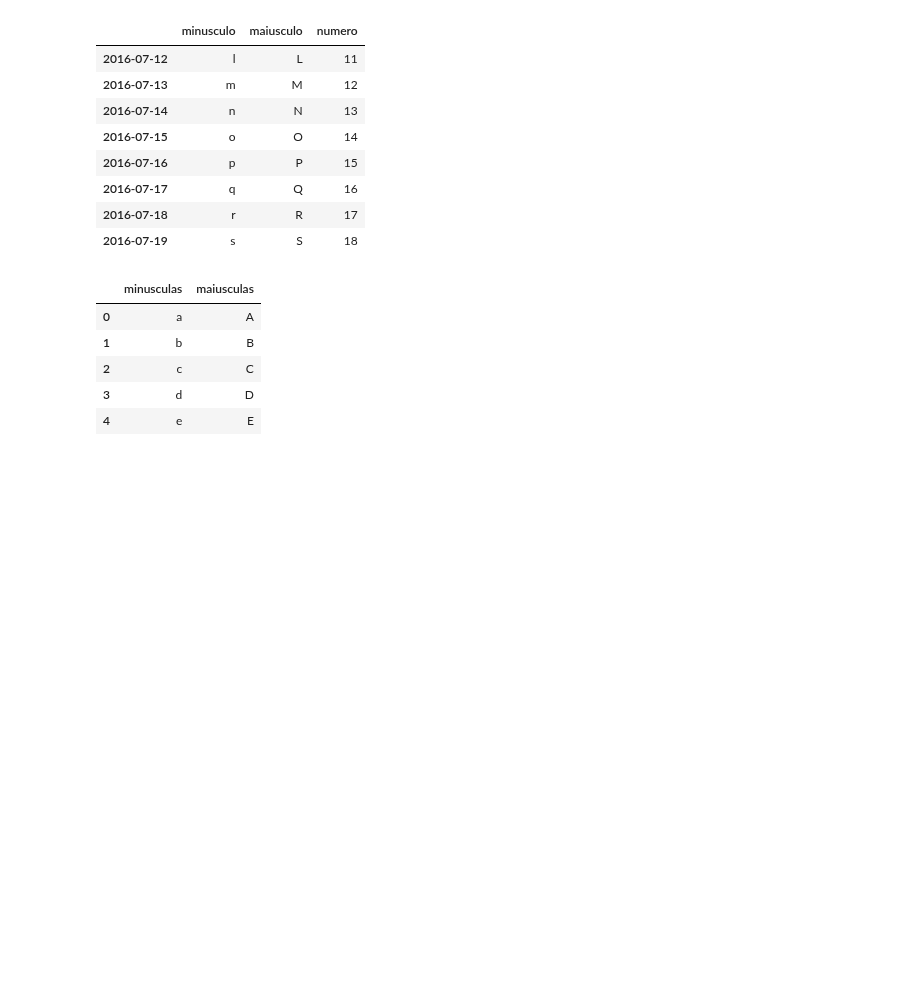
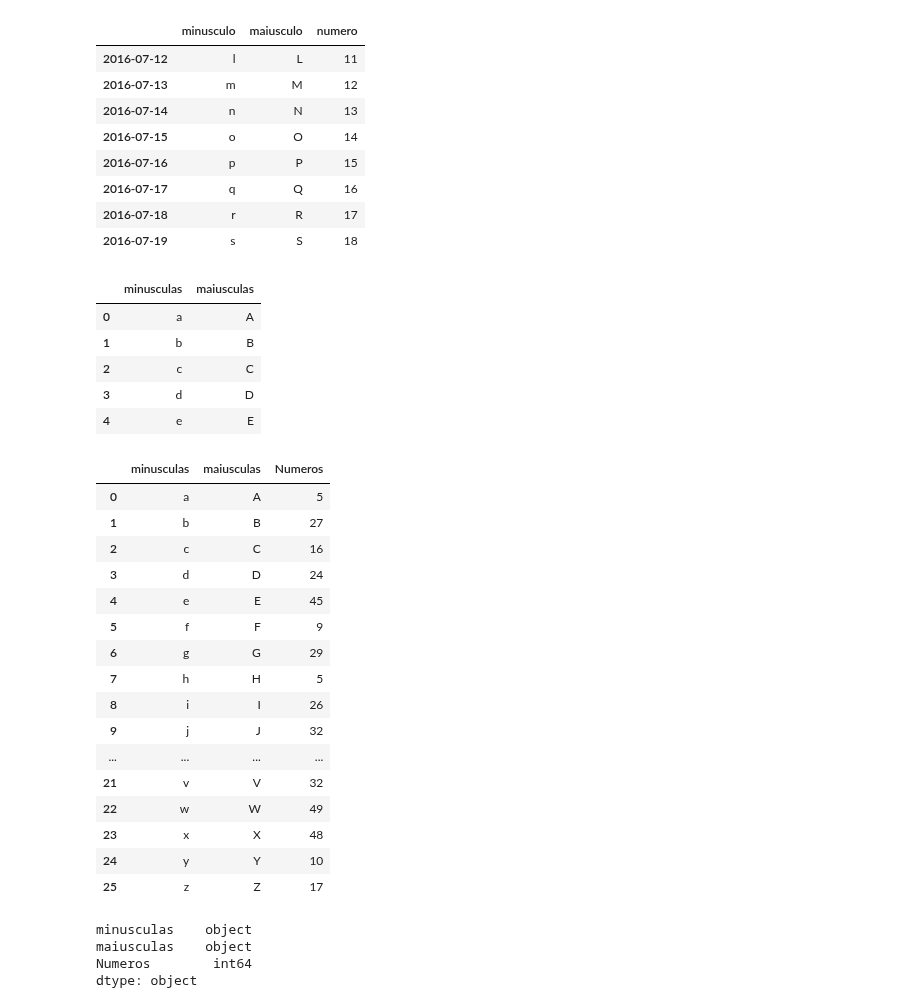
Before and after one commit to michelaap/notebooks, a Jupyter notebook: operacoes_pandas_dataframes.ipynb, the cells around one changed output. Cells and saved outputs as stored; diff of their text form; code cells hidden in the pictures; blank space fills up the shorter version.

Commit message:
working with pandas and dataframes

```diff
--- a/operacoes_pandas_dataframes.ipynb
+++ b/operacoes_pandas_dataframes.ipynb
@@ -178,3 +178,30 @@ letras.head()
 # %%
 np.random.seed(25)
 letras['Numeros'] = np.random.randint(1, 50, 26)
+# %%
+letras
+# %% [output]
+|  | minusculas | maiusculas | Numeros |
+| 0 | a | A | 5 |
+| 1 | b | B | 27 |
+| 2 | c | C | 16 |
+| 3 | d | D | 24 |
+| 4 | e | E | 45 |
+| 5 | f | F | 9 |
+| 6 | g | G | 29 |
+| 7 | h | H | 5 |
+| 8 | i | I | 26 |
+| 9 | j | J | 32 |
+| ... | ... | ... | ... |
+| 21 | v | V | 32 |
+| 22 | w | W | 49 |
+| 23 | x | X | 48 |
+| 24 | y | Y | 10 |
+| 25 | z | Z | 17 |
+# %%
+letras.dtypes
+# %% [output]
+minusculas    object
+maiusculas    object
+Numeros        int64
+dtype: object
```
Also changed, not shown: parts of 6 cells of this notebook.
